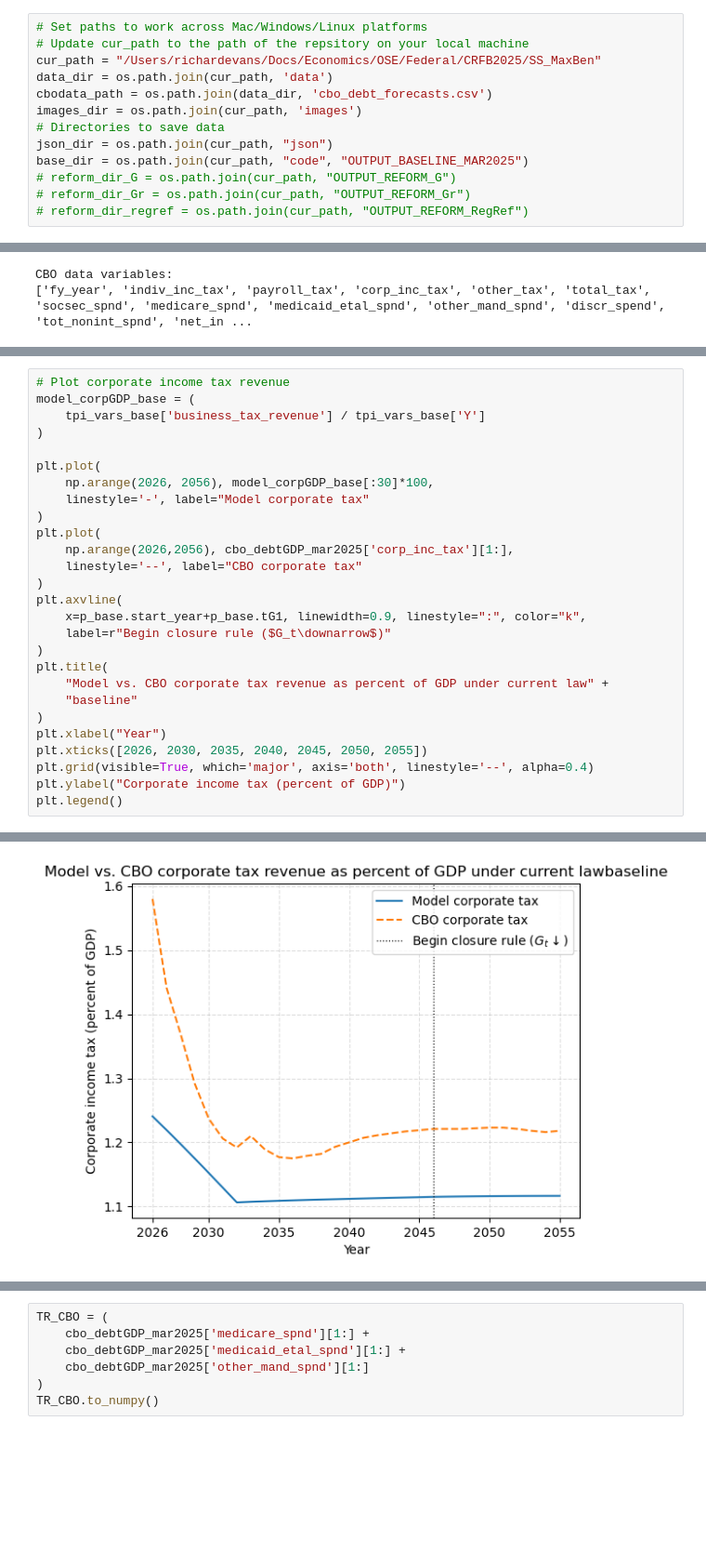
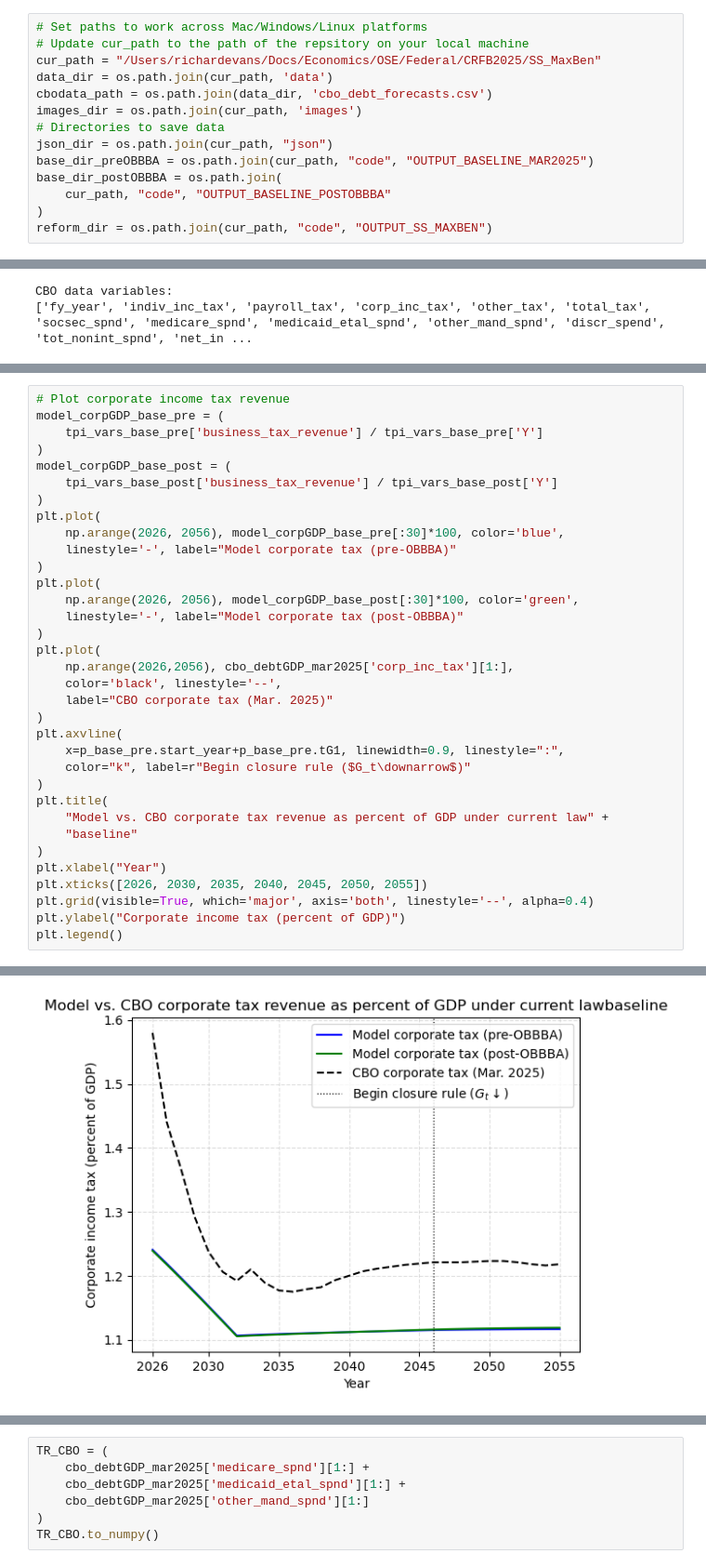
Before and after one commit to jdebacker/SS_MaxBen, a Jupyter notebook: code/ss_maxben.ipynb, the cells around one changed output, grey strips where cells are left out. Shown at 93% size. Saved outputs shown, nothing was run; the diff lists cells and outputs as text; blank space fills up the shorter version.

```diff
--- a/code/ss_maxben.ipynb
+++ b/code/ss_maxben.ipynb
@@ -28,10 +28,11 @@ cbodata_path = os.path.join(data_dir, 'cbo_debt_forecasts.csv')
 images_dir = os.path.join(cur_path, 'images')
 # Directories to save data
 json_dir = os.path.join(cur_path, "json")
-base_dir = os.path.join(cur_path, "code", "OUTPUT_BASELINE_MAR2025")
-# reform_dir_G = os.path.join(cur_path, "OUTPUT_REFORM_G")
-# reform_dir_Gr = os.path.join(cur_path, "OUTPUT_REFORM_Gr")
-# reform_dir_regref = os.path.join(cur_path, "OUTPUT_REFORM_RegRef")
+base_dir_preOBBBA = os.path.join(cur_path, "code", "OUTPUT_BASELINE_MAR2025")
+base_dir_postOBBBA = os.path.join(
+    cur_path, "code", "OUTPUT_BASELINE_POSTOBBBA"
+)
+reform_dir = os.path.join(cur_path, "code", "OUTPUT_SS_MAXBEN")
 # %% [markdown]
 ## 1. Calibrate to baseline pre-OBBBA simulation
 We calibrate the baseline to the pre-OBBBA CBO Long Term Budget Outlook from March 2025. This is the report from which we have forecasted time series for individual plus payroll tax, corporate income tax, social security outlays, government discretionary outlays as a percent of GDP.
@@ -138,32 +170,39 @@ plt.legend()
 # %%
 # Plot corporate income tax revenue
-model_corpGDP_base = (
-    tpi_vars_base['business_tax_revenue'] / tpi_vars_base['Y']
+model_corpGDP_base_pre = (
+    tpi_vars_base_pre['business_tax_revenue'] / tpi_vars_base_pre['Y']
 )
-
+model_corpGDP_base_post = (
+    tpi_vars_base_post['business_tax_revenue'] / tpi_vars_base_post['Y']
+)
 plt.plot(
-    np.arange(2026, 2056), model_corpGDP_base[:30]*100,
-    linestyle='-', label="Model corporate tax"
+    np.arange(2026, 2056), model_corpGDP_base_pre[:30]*100, color='blue',
+    linestyle='-', label="Model corporate tax (pre-OBBBA)"
+)
+plt.plot(
+    np.arange(2026, 2056), model_corpGDP_base_post[:30]*100, color='green',
+    linestyle='-', label="Model corporate tax (post-OBBBA)"
 )
 plt.plot(
     np.arange(2026,2056), cbo_debtGDP_mar2025['corp_inc_tax'][1:],
-    linestyle='--', label="CBO corporate tax"
+    color='black', linestyle='--',
+    label="CBO corporate tax (Mar. 2025)"
 )
 plt.axvline(
-    x=p_base.start_year+p_base.tG1, linewidth=0.9, linestyle=":", color="k",
-    label=r"Begin closure rule ($G_t\downarrow$)"
+    x=p_base_pre.start_year+p_base_pre.tG1, linewidth=0.9, linestyle=":",
+    color="k", label=r"Begin closure rule ($G_t\downarrow$)"
 )
 plt.title(
     "Model vs. CBO corporate tax revenue as percent of GDP under current law" +
     "baseline"
 )
 plt.xlabel("Year")
 plt.xticks([2026, 2030, 2035, 2040, 2045, 2050, 2055])
 plt.grid(visible=True, which='major', axis='both', linestyle='--', alpha=0.4)
 plt.ylabel("Corporate income tax (percent of GDP)")
 plt.legend()
 # %% [output]
 <matplotlib.legend.Legend at 0x...>
-[figure, old version]
+[figure, new version]
 # %%
 # Plot government mandatory spending T as percent of GDP
```
Also changed, not shown: parts of 6 cells of this notebook, 6 other files.
